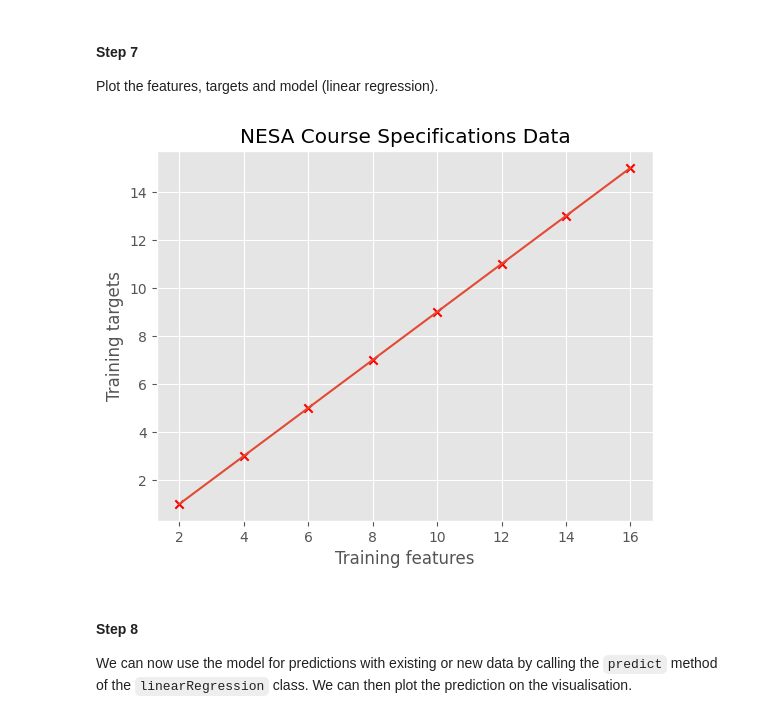
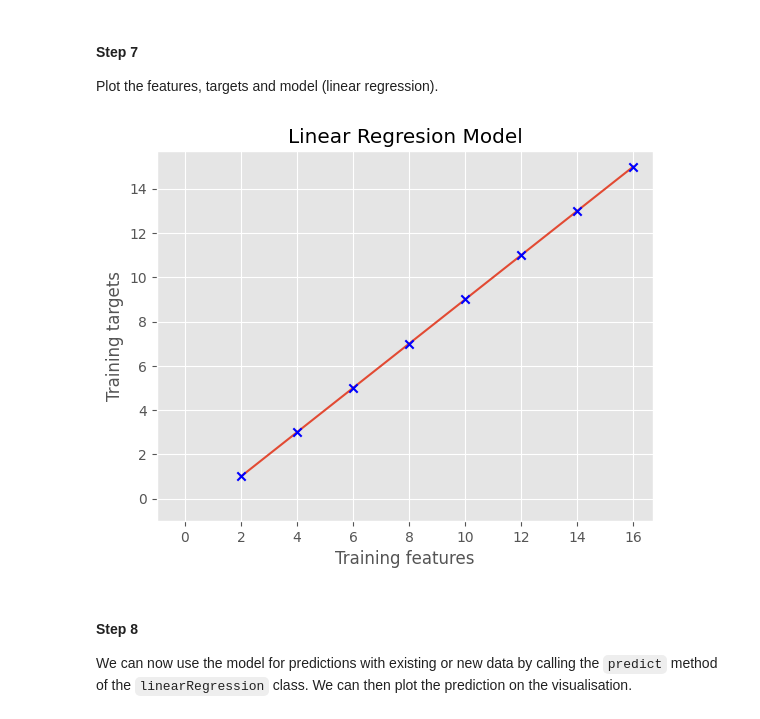
Before and after one commit to naisha-weewoo/NESA_Course_Specifications_Linear_Regression, a Jupyter notebook: examples/2.graphical_course_specification.ipynb, the cells around one changed output. Saved outputs shown, nothing was run; the diff lists cells and outputs as text; code cells hidden in the pictures.

```diff
--- a/examples/2.graphical_course_specification.ipynb
+++ b/examples/2.graphical_course_specification.ipynb
@@ -78,13 +78,15 @@ Plot the features, targets and model (linear regression).
 # %%
 y_pred = my_model.predict(x)
 plt.plot(x, y_pred)
-plt.scatter(x, y, marker='x', c='r')
-plt.title("NESA Course Specifications Data")
+plt.scatter(x, y, marker='x', c='b', zorder=2)
+plt.title("Linear Regresion Model")
 plt.ylabel('Training targets')
 plt.xlabel('Training features')
+plt.xlim(left=-1)
+plt.ylim(bottom=-1)
 plt.show()
 # %% [output]
-[figure, old version]
+[figure, new version]
 # %% [markdown]
 #### Step 8
 
```
Also changed, not shown: 6 other files.
